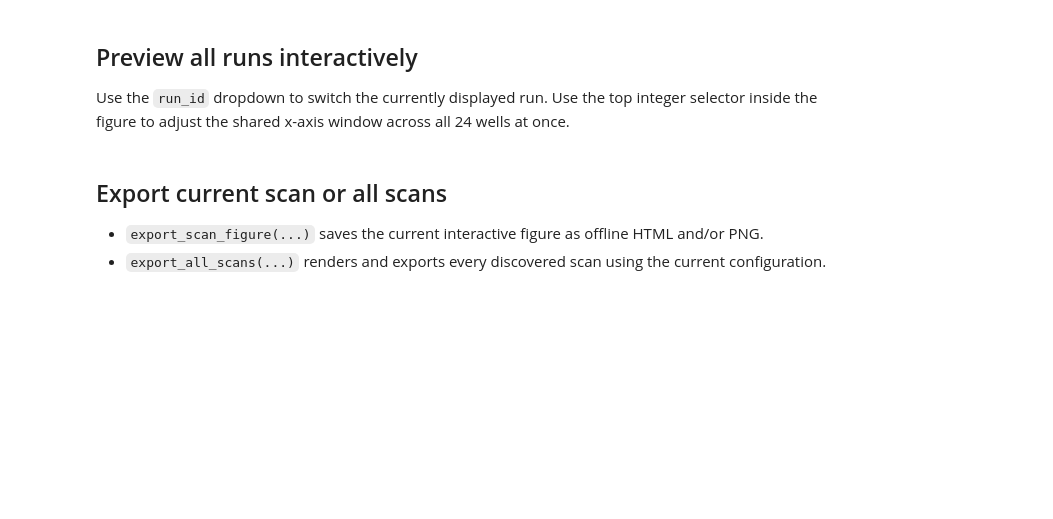
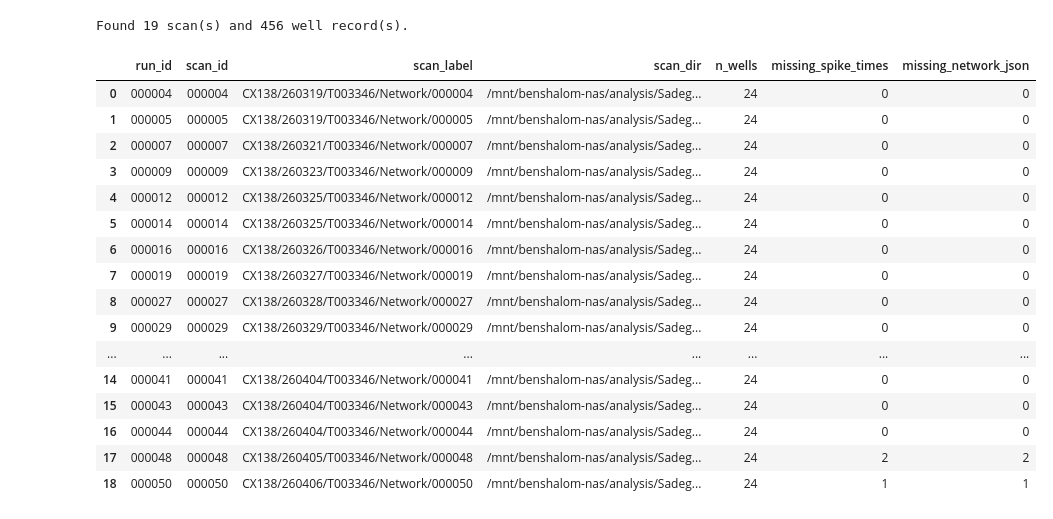
Before and after one commit to Yuxin-Ren-SZ/MEA_Analysis, a Jupyter notebook: IPNAnalysis/workbooks/Yuxin/plate_raster_synchrony_viewer.ipynb, the cells around one changed output. Saved outputs shown, nothing was run; the diff lists cells and outputs as text; code cells hidden in the pictures; blank space fills up the shorter version.

Commit message:
refactor: reorganize plate raster synchrony viewer workflow

```diff
--- a/IPNAnalysis/workbooks/Yuxin/plate_raster_synchrony_viewer.ipynb
+++ b/IPNAnalysis/workbooks/Yuxin/plate_raster_synchrony_viewer.ipynb
@@ -91,0 +37,30 @@ index_df = discover_well_records(ANALYSIS_ROOT)
+# %%
+ANALYSIS_ROOT = Path('/mnt/benshalom-nas/analysis/Sadegh/CX138')
+OUTPUT_DIR = Path('./plate_exports')
+
+DISPLAY_MODE = 'both'  # 'raster', 'synchrony', or 'both'
+INITIAL_WINDOW_S = 300.0
+MAX_RASTER_POINTS_PER_WELL = 12000
+MAX_SYNCHRONY_POINTS = 3000
+
+EXPORT_DPI = 600
+EXPORT_HTML = True
+EXPORT_PNG = True
+
+INITIAL_SCAN_DIR = None
+EXPORT_SCAN_DIR = None  # Leave as None to export the currently selected scan in the viewer.
+DO_EXPORT_CURRENT = False
+DO_EXPORT_ALL = True
+
+VIEWER_CONFIG = ViewerConfig(
+    display_mode=DISPLAY_MODE,
+    max_raster_points_per_well=MAX_RASTER_POINTS_PER_WELL,
+    max_synchrony_points=MAX_SYNCHRONY_POINTS,
+    initial_window_s=INITIAL_WINDOW_S,
+)
+EXPORT_CONFIG = ExportConfig(
+    output_dir=OUTPUT_DIR,
+    dpi=EXPORT_DPI,
+    export_html=EXPORT_HTML,
+    export_png=EXPORT_PNG,
+)
@@ -92,10 +71,24 @@ index_df = discover_well_records(ANALYSIS_ROOT)
 # %%
-run_manifest_df = build_run_manifest(index_df)
-summary_df = summarize_scans(index_df)
-print(f'Found {len(run_manifest_df)} run(s) and {len(index_df)} well record(s).')
-display(run_manifest_df)
+viewer = PlateRasterSynchronyViewer.from_analysis_root(ANALYSIS_ROOT, viewer_config=VIEWER_CONFIG)
+
+print(f'Found {len(viewer.manifest_df)} scan(s) and {len(viewer.index_df)} well record(s).')
+display(viewer.manifest_df)
+# %% [output]
+Found 19 scan(s) and 456 well record(s).
+|  | run_id | scan_id | scan_label | scan_dir | n_wells | missing_spike_times | missing_network_json |
+| 0 | 000004 | 000004 | CX138/260319/T003346/Network/000004 | /mnt/benshalom-nas/analysis/Sadeg... | 24 | 0 | 0 |
+| 1 | 000005 | 000005 | CX138/260319/T003346/Network/000005 | /mnt/benshalom-nas/analysis/Sadeg... | 24 | 0 | 0 |
+| 2 | 000007 | 000007 | CX138/260321/T003346/Network/000007 | /mnt/benshalom-nas/analysis/Sadeg... | 24 | 0 | 0 |
+| 3 | 000009 | 000009 | CX138/260323/T003346/Network/000009 | /mnt/benshalom-nas/analysis/Sadeg... | 24 | 0 | 0 |
+| 4 | 000012 | 000012 | CX138/260325/T003346/Network/000012 | /mnt/benshalom-nas/analysis/Sadeg... | 24 | 0 | 0 |
+| 5 | 000014 | 000014 | CX138/260325/T003346/Network/000014 | /mnt/benshalom-nas/analysis/Sadeg... | 24 | 0 | 0 |
+| 6 | 000016 | 000016 | CX138/260326/T003346/Network/000016 | /mnt/benshalom-nas/analysis/Sadeg... | 24 | 0 | 0 |
+| 7 | 000019 | 000019 | CX138/260327/T003346/Network/000019 | /mnt/benshalom-nas/analysis/Sadeg... | 24 | 0 | 0 |
+| 8 | 000027 | 000027 | CX138/260328/T003346/Network/000027 | /mnt/benshalom-nas/analysis/Sadeg... | 24 | 0 | 0 |
+| 9 | 000029 | 000029 | CX138/260329/T003346/Network/000029 | /mnt/benshalom-nas/analysis/Sadeg... | 24 | 0 | 0 |
+| ... | ... | ... | ... | ... | ... | ... | ... |
+| 14 | 000041 | 000041 | CX138/260404/T003346/Network/000041 | /mnt/benshalom-nas/analysis/Sadeg... | 24 | 0 | 0 |
+| 15 | 000043 | 000043 | CX138/260404/T003346/Network/000043 | /mnt/benshalom-nas/analysis/Sadeg... | 24 | 0 | 0 |
+| 16 | 000044 | 000044 | CX138/260404/T003346/Network/000044 | /mnt/benshalom-nas/analysis/Sadeg... | 24 | 0 | 0 |
+| 17 | 000048 | 000048 | CX138/260405/T003346/Network/000048 | /mnt/benshalom-nas/analysis/Sadeg... | 24 | 2 | 2 |
+| 18 | 000050 | 000050 | CX138/260406/T003346/Network/000050 | /mnt/benshalom-nas/analysis/Sadeg... | 24 | 1 | 1 |
-# %% [markdown]
-## Preview all runs interactively
-
-Use the `run_id` dropdown to switch the currently displayed run.
-Use the top integer selector inside the figure to adjust the shared x-axis window across all 24 wells at once.
@@ -123,5 +94,0 @@ display(viewer)
-# %% [markdown]
-## Export current scan or all scans
-
-- `export_scan_figure(...)` saves the current interactive figure as offline HTML and/or PNG.
-- `export_all_scans(...)` renders and exports every discovered scan using the current configuration.
```
Also changed, not shown: parts of 20 cells of this notebook, 2 other files.
